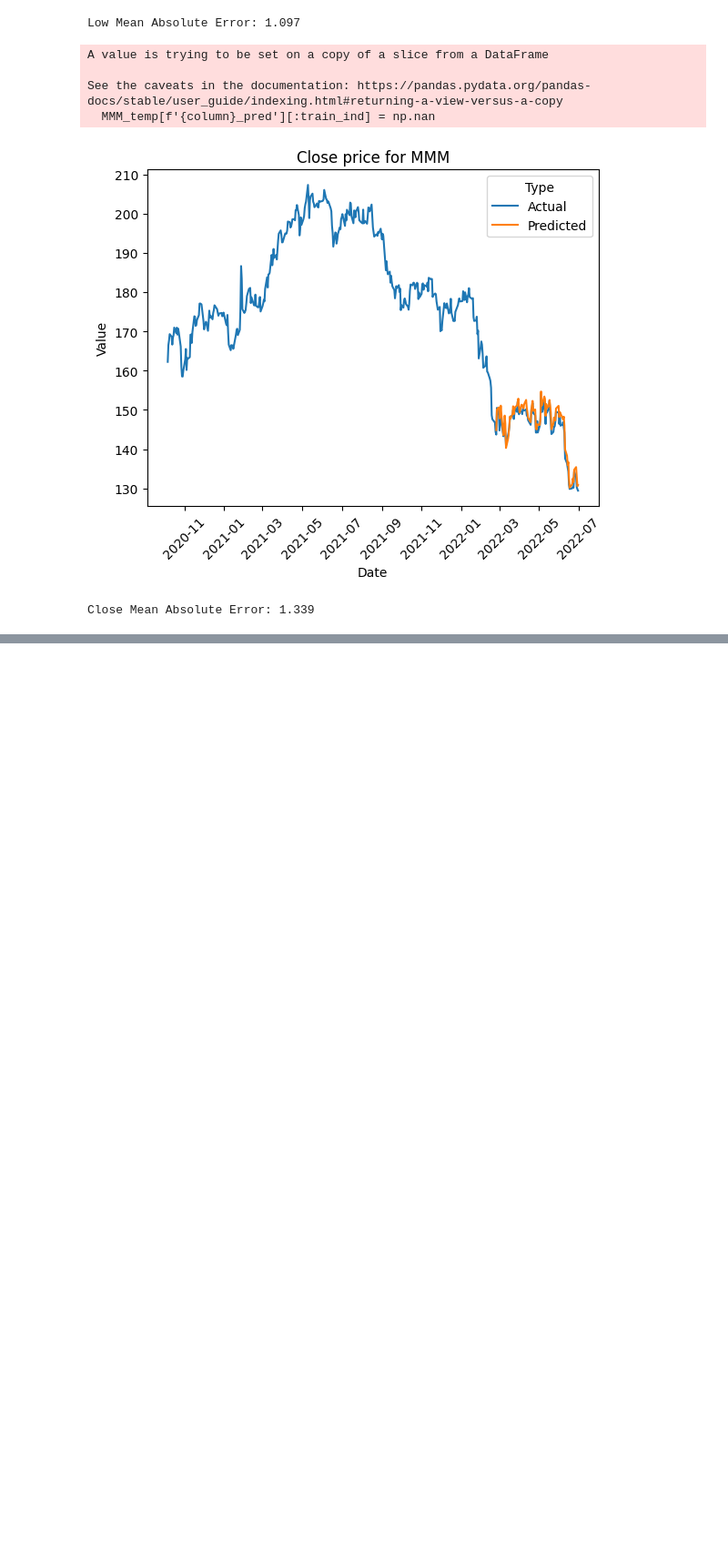
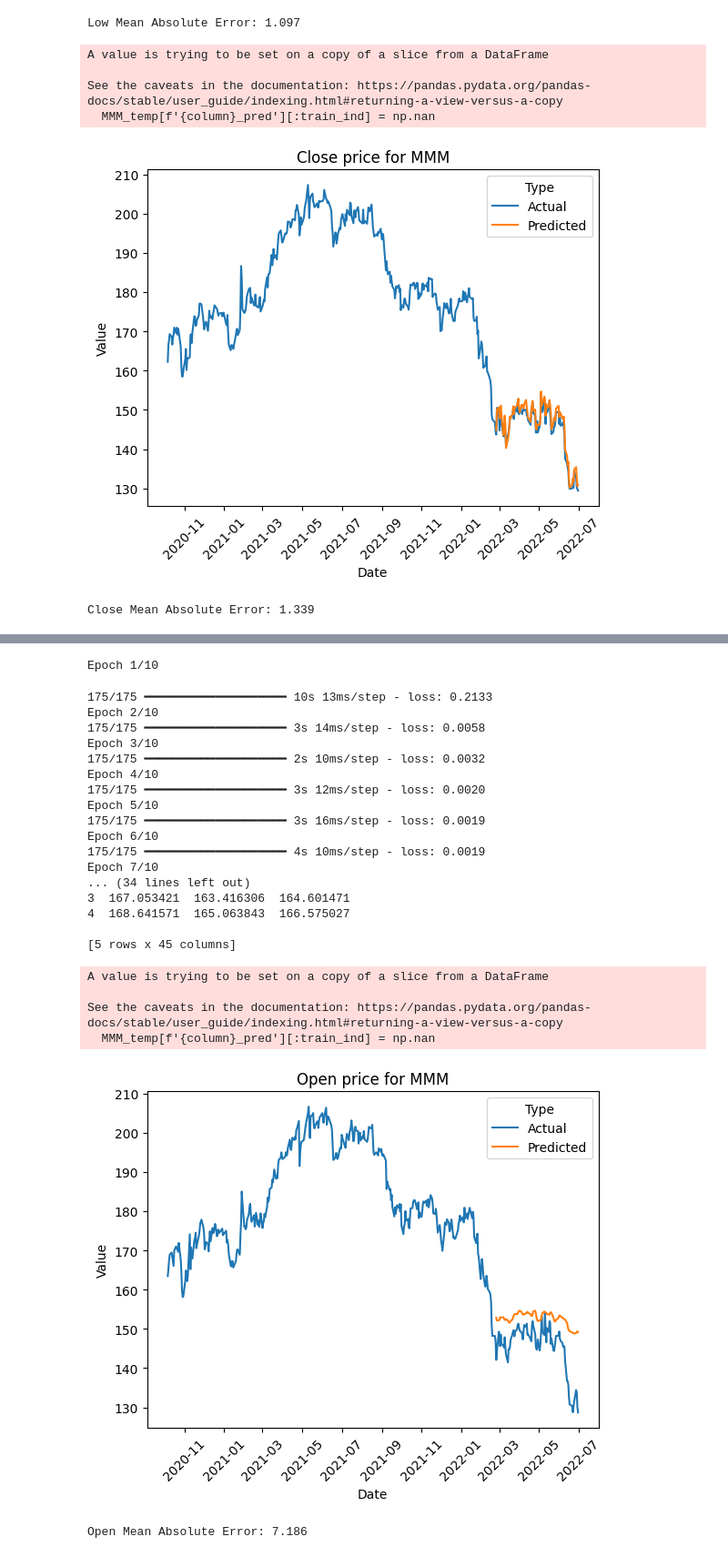
Before and after one commit to OweT1/personal, a Jupyter notebook: projects/Stock Market Analysis/Stock_Market.ipynb, the cells around one changed output, grey strips where cells are left out. Shown at 91% size. Cells and saved outputs as stored; diff of their text form; code cells hidden in the pictures; blank space fills up the shorter version.

Commit message:
Added LSTM model

```diff
--- a/projects/Stock Market Analysis/Stock_Market.ipynb
+++ b/projects/Stock Market Analysis/Stock_Market.ipynb
@@ -417,0 +439,80 @@ Close Mean Absolute Error: 1.339
+# %%
+from sklearn.preprocessing import MinMaxScaler
+from tensorflow.keras.models import Sequential
+from tensorflow.keras.layers import LSTM, Dense, Dropout
+
+stocks = new_df["Symbol"].unique()
+train_split = 0.8
+columns = ["Open", "High", "Low", "Close"]
+output_df = pd.DataFrame()
+
+MMM_df = new_df[new_df["Symbol"] == "MMM"]
+total_len = len(MMM_df)
+train_ind = int(total_len * 0.8)
+X_train, y_train = MMM_df.drop(columns + ["Symbol"], axis = 1)[:train_ind], MMM_df[columns][:train_ind]
+X_test, y_test = MMM_df.drop(columns + ["Symbol"], axis = 1)[train_ind:], MMM_df[columns][train_ind:]
+
+X_scaler = MinMaxScaler(feature_range = (0, 1))
+
+X_train_scaled = X_scaler.fit_transform(X_train)
+X_test_scaled = X_scaler.transform(X_test)
+
+X_train_scaled_reshape = np.reshape(X_train_scaled, (X_train_scaled.shape[0], X_train_scaled.shape[1], 1))
+X_test_scaled_reshape = np.reshape(X_test_scaled, (X_test_scaled.shape[0], X_train_scaled.shape[1], 1))
+
+y_scaler = MinMaxScaler(feature_range = (0, 1))
+
+y_train_scaled = y_scaler.fit_transform(y_train)
+y_test_scaled = y_scaler.transform(y_test)
+
+lstm_model = Sequential()
+lstm_model.add(LSTM(8, input_shape = (X_train_scaled_reshape.shape[1], X_train_scaled_reshape.shape[2])))
+lstm_model.add(Dense(4))
+
+lstm_model.compile(optimizer = "adam", loss = "mean_squared_error")
+lstm_model.fit(X_train_scaled_reshape, y_train_scaled, epochs = 10, batch_size = 2, verbose = 1)
+
+
+#y_scaler.inverse_transform(lstm_model.predict(X_train_scaled_reshape))
+y_pred = np.concatenate((y_scaler.inverse_transform(lstm_model.predict(X_train_scaled_reshape)), y_scaler.inverse_transform(lstm_model.predict(X_test_scaled_reshape))), axis = 0)
+y_pred_df = pd.DataFrame(y_pred, columns = ["Open_pred", "High_pred", "Low_pred", "Close_pred"])
+
+output_df = pd.concat([MMM_df.reset_index(), y_pred_df.reset_index()], axis = 1)
+
+print(output_df.head())
+for column in columns:
+  MMM_temp = output_df[['Date', column, f'{column}_pred']]
+  MMM_temp[f'{column}_pred'][:train_ind] = np.nan
+  MMM_temp_long = pd.melt(MMM_temp, ['Date'], var_name = 'Type', value_name = 'Value')
+  MMM_temp_long['Type'] = MMM_temp_long['Type'].replace({column:'Actual', f'{column}_pred':'Predicted'})
+
+  g = sns.lineplot(MMM_temp_long, x = 'Date', y = 'Value', hue = 'Type')
+  g.set(title = f"{column} price for MMM")
+  plt.xticks(rotation = 45)
+  plt.show()
+  print(f"{column} Mean Absolute Error: " + str(round(mean_absolute_error(MMM_temp[f"{column}"][train_ind:], MMM_temp[f"{column}_pred"][train_ind:]), 3)))
+# %% [output]
+Epoch 1/10
+175/175 ━━━━━━━━━━━━━━━━━━━━ 10s 13ms/step - loss: 0.2133
+Epoch 2/10
+175/175 ━━━━━━━━━━━━━━━━━━━━ 3s 14ms/step - loss: 0.0058
+Epoch 3/10
+175/175 ━━━━━━━━━━━━━━━━━━━━ 2s 10ms/step - loss: 0.0032
+Epoch 4/10
+175/175 ━━━━━━━━━━━━━━━━━━━━ 3s 12ms/step - loss: 0.0020
+Epoch 5/10
+175/175 ━━━━━━━━━━━━━━━━━━━━ 3s 16ms/step - loss: 0.0019
+Epoch 6/10
+175/175 ━━━━━━━━━━━━━━━━━━━━ 4s 10ms/step - loss: 0.0019
+Epoch 7/10
+... (34 lines left out)
+3  167.053421  163.416306  164.601471
+4  168.641571  165.063843  166.575027
+
+[5 rows x 45 columns]
+A value is trying to be set on a copy of a slice from a DataFrame
+
+See the caveats in the documentation: https://pandas.pydata.org/pandas-docs/stable/user_guide/indexing.html#returning-a-view-versus-a-copy
+  MMM_temp[f'{column}_pred'][:train_ind] = np.nan
+[figure, added]
+Open Mean Absolute Error: 7.186
```
Also changed, not shown: parts of 6 cells of this notebook.
